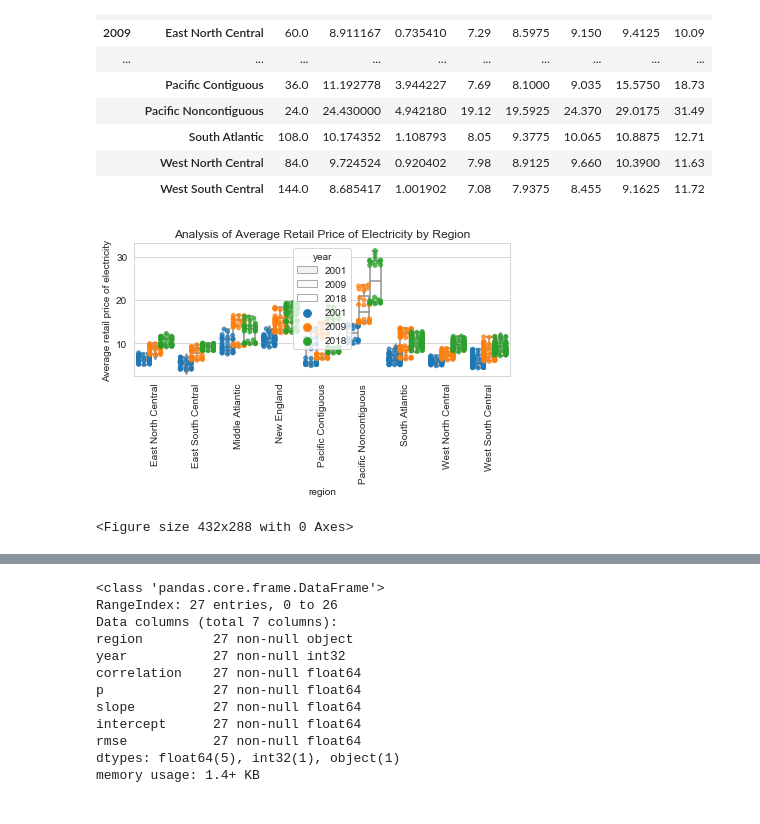
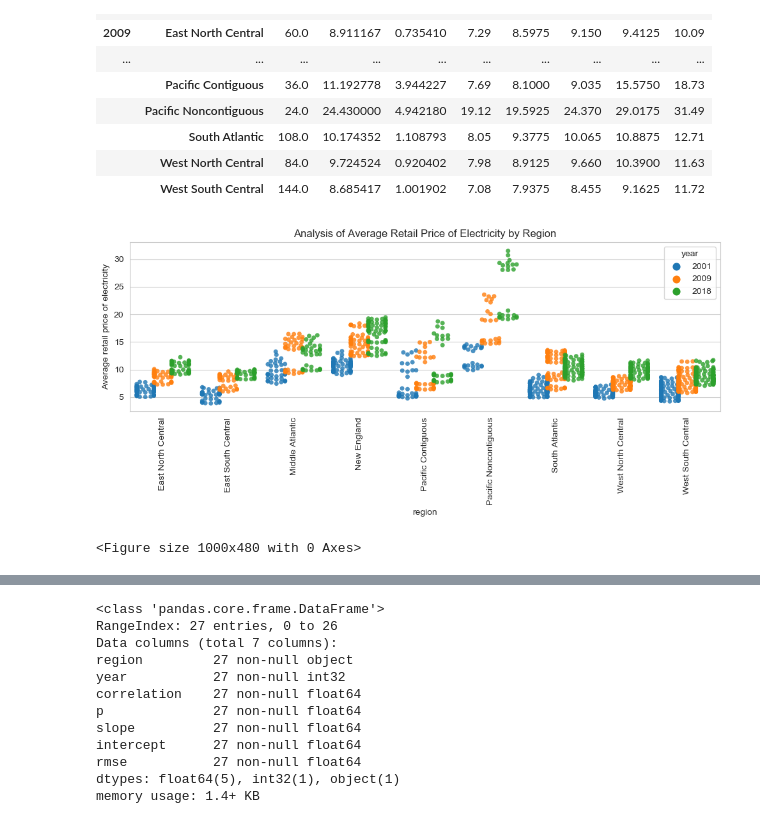
Before and after one commit to megiza/First_CapstoneProject, a Jupyter notebook: Project1_Part3.ipynb, the cells around one changed output, grey strips where cells are left out. Drawn from its saved outputs; the diff is of its cells as text; code cells hidden in the pictures.

Commit message:
Figures'format improved

```diff
--- a/Project1_Part3.ipynb
+++ b/Project1_Part3.ipynb
@@ -166,28 +166,34 @@ df_describe_3years
 |  | West South Central | 144.0 | 8.685417 | 1.001902 | 7.08 | 7.9375 | 8.455 | 9.1625 | 11.72 |
 # %%
 #Plotting the behavior of Price of Electricity for the years 2001, 2009 and 2018
+
+#Format the size of the figure/plot
+width=10
+height=4.8
+plt.rcParams['figure.figsize'] = [width, height]
+
 sns.set_style("whitegrid")
 
 g2=sns.swarmplot(x='region', y='Average retail price of electricity',
                hue='year', data=df_data_3years, alpha=0.8, dodge=True)
-g1=sns.boxplot(x='region', y='Average retail price of electricity',
-                 hue='year',data=df_data_3years, color='white', dodge=True)
+#g1=sns.boxplot(x='region', y='Average retail price of electricity',
+#                 hue='year',data=df_data_3years, color='white', dodge=True)
 
 
 
 
 plt.title('Analysis of Average Retail Price of Electricity by Region')
 locs, labels = plt.xticks()
 plt.setp(labels, rotation=90)
 
 plt.tight_layout()
 plt.savefig('img_part3/price_regions.png')
 plt.show()
 plt.clf()
 plt.rcdefaults() #restore plot default values
 # %% [output]
-[figure, old version]
+[figure, new version]
-<Figure size 432x288 with 0 Axes>
+<Figure size 1000x480 with 0 Axes>
 # %%
 def pearson_r(x, y):
     """Compute Pearson correlation coefficient between two arrays."""
```
Also changed, not shown: parts of 1 cell of this notebook.
